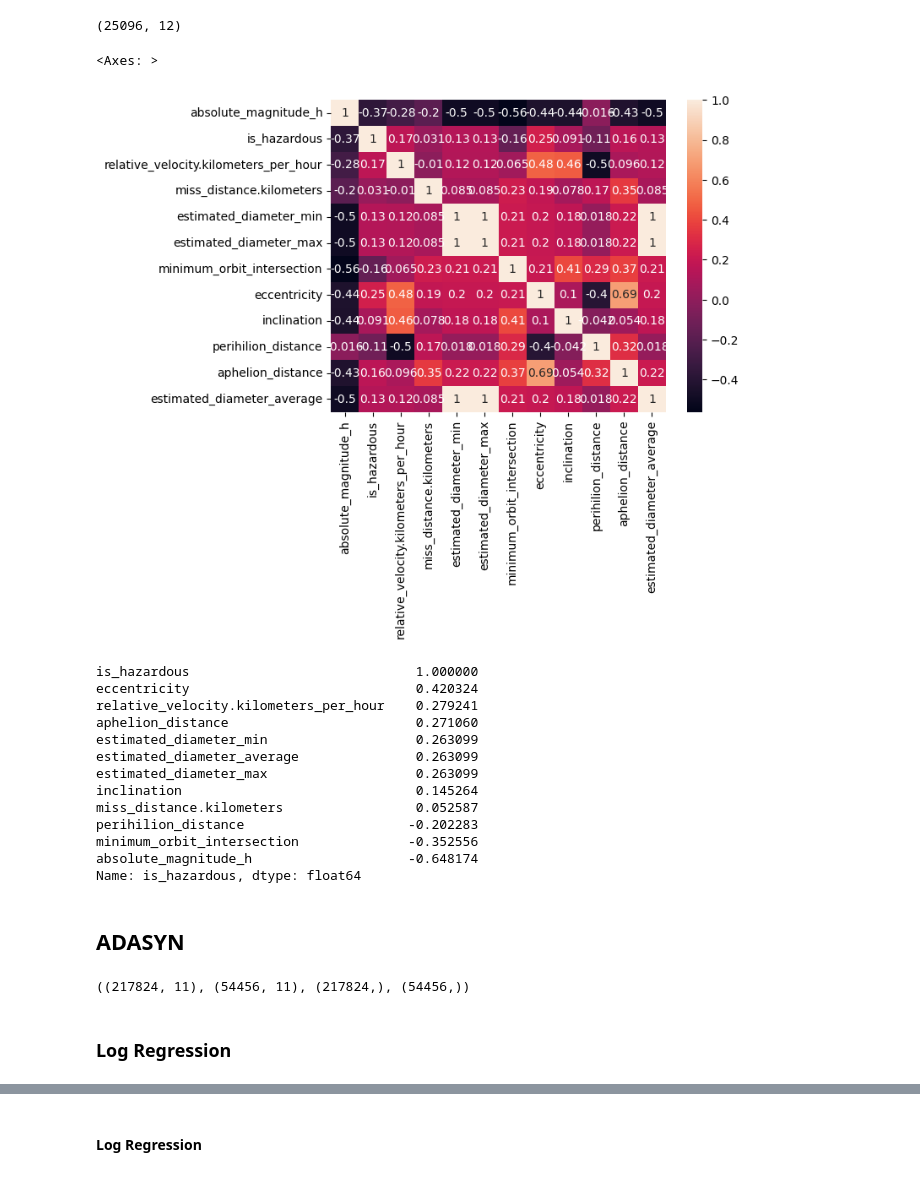
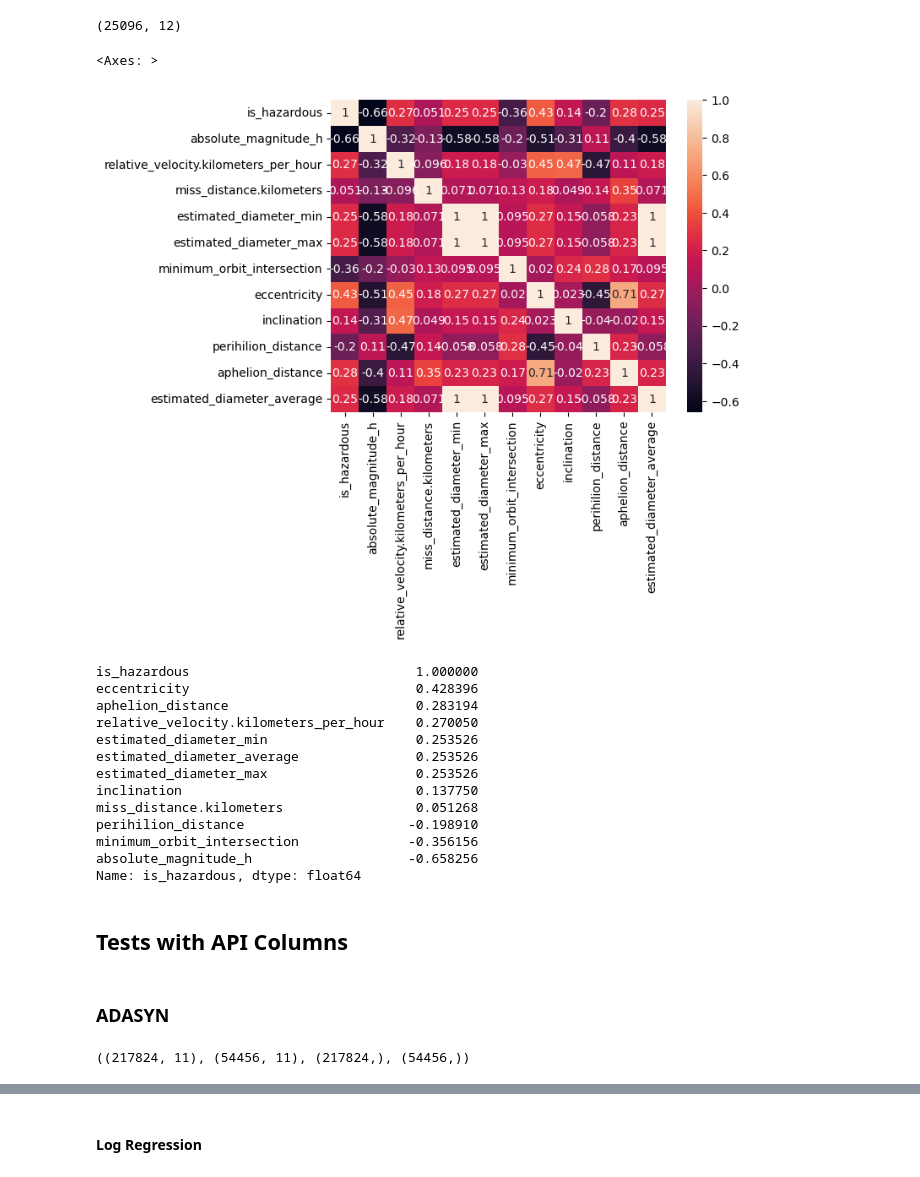
Before and after one commit to PBustamante65/NEO, a Jupyter notebook: API_test/NEOAPI.ipynb, the cells around one changed output, grey strips where cells are left out. Saved outputs shown, nothing was run; the diff lists cells and outputs as text; code cells hidden in the pictures.

```diff
--- a/API_test/NEOAPI.ipynb
+++ b/API_test/NEOAPI.ipynb
@@ -14,7 +15,7 @@ import dataprocess as dp
 # %% [markdown]
 ## Loading
 # %%
-df = pd.read_csv('/workspaces/NEO/API_test/neo_data_copy.csv')
+df = pd.read_csv('/Volumes/Maestria/GitHub/NEO/NEO/API_test/CSV/neo_data_copy.csv')
 df.head()
 # %% [output]
 |  | links | id | neo_reference_id | name | name_limited | designation | nasa_jpl_url | ... |
@@ -62,30 +66,32 @@ print(df2.shape)
 # %% [output]
 (25096, 12)
 # %%
-sns.heatmap(df.corr(), annot=True)
+sns.heatmap(df1.corr(), annot=True)
 # %% [output]
 <Axes: >
-[figure, old version]
+[figure, new version]
 # %%
-corr_matrix = df2.corr()
+corr_matrix = df1.corr()
 
 corr_matrix['is_hazardous'].sort_values(ascending=False)
 # %% [output]
 is_hazardous                             1.000000
-eccentricity                             0.420324
-relative_velocity.kilometers_per_hour    0.279241
-aphelion_distance                        0.271060
-estimated_diameter_min                   0.263099
-estimated_diameter_average               0.263099
-estimated_diameter_max                   0.263099
-inclination                              0.145264
-miss_distance.kilometers                 0.052587
-perihilion_distance                     -0.202283
-minimum_orbit_intersection              -0.352556
-absolute_magnitude_h                    -0.648174
+eccentricity                             0.428396
+aphelion_distance                        0.283194
+relative_velocity.kilometers_per_hour    0.270050
+estimated_diameter_min                   0.253526
+estimated_diameter_average               0.253526
+estimated_diameter_max                   0.253526
+inclination                              0.137750
+miss_distance.kilometers                 0.051268
+perihilion_distance                     -0.198910
+minimum_orbit_intersection              -0.356156
+absolute_magnitude_h                    -0.658256
 Name: is_hazardous, dtype: float64
+# %% [markdown]
+## Tests with API Columns
 # %% [markdown]
-## ADASYN
+### ADASYN
 # %%
 scsplit = dp.scalesplit(df1)
 X_train, X_test, y_train, y_test = scsplit.ssplit()
@@ -93,5 +99,3 @@ X_train, X_test, y_train, y_test = scsplit.ssplit()
 X_train.shape, X_test.shape, y_train.shape, y_test.shape
 # %% [output]
 ((217824, 11), (54456, 11), (217824,), (54456,))
-# %% [markdown]
-### Log Regression
```
Also changed, not shown: parts of 99 cells of this notebook, 16 other files.
